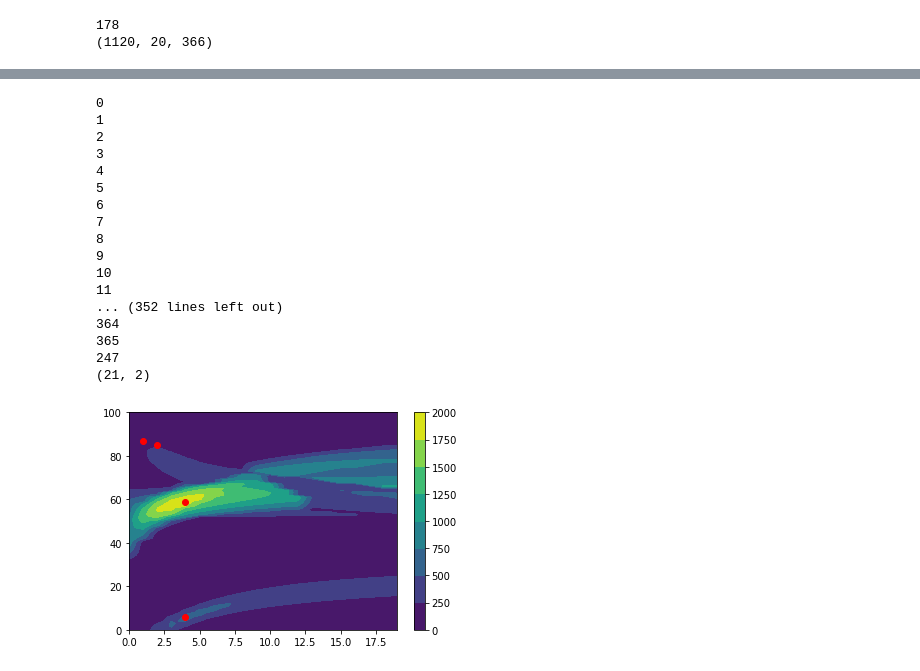
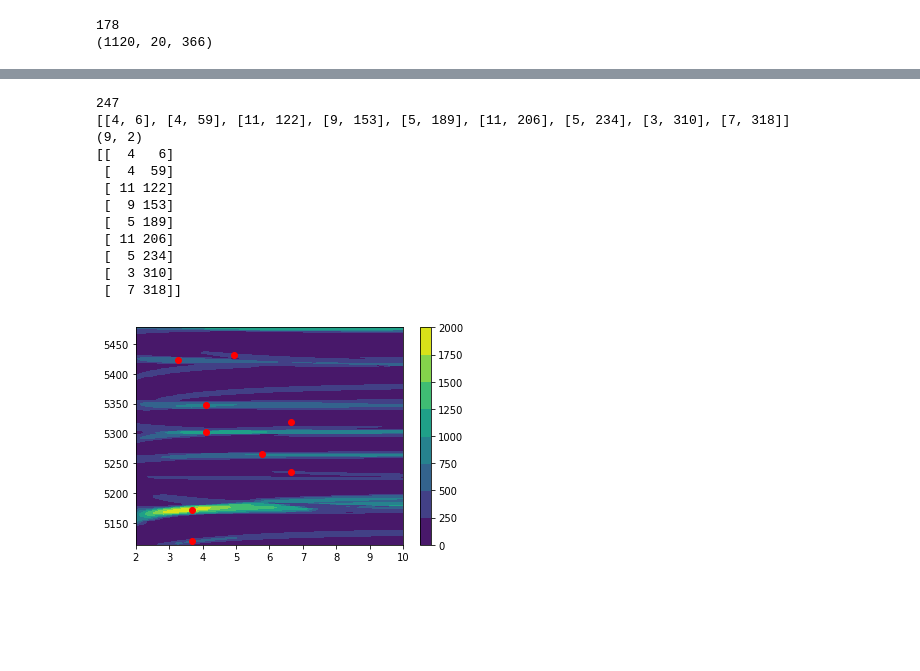
Before and after one commit to prajeeshag/MJO_tracking, a Jupyter notebook: MJO_tracking_Zhang.ipynb, the cells around one changed output, grey strips where cells are left out. Drawn from its saved outputs; the diff is of its cells as text; code cells hidden in the pictures; blank space fills up the shorter version.

```diff
--- a/MJO_tracking_Zhang.ipynb
+++ b/MJO_tracking_Zhang.ipynb
@@ -213,7 +213,7 @@ nlines        = 20
 x_org         = 89.875
 gap_threshold = 10. #(in degrees)
 prop_lim      = 50. # (in degrees)
-
+speed_lim     = [3,7] #(m/s)
 
 
 v_range       = np.linspace(vmin,vmax,nlines)
@@ -223,9 +223,9 @@ m_range       = convert_day_per_lon(v_range)
 gap           = int(gap_threshold/dx)
 
 iprop_lim     = int(prop_lim/dx)
+ispeed_lim    = np.where(np.logical_and(v_range>=speed_lim[0],v_range<=speed_lim[1]))[0][[0,-1]]
 
 dataset       = Dataset('MJO_filtered.nc')
-#dataset.variables.keys()
 
 var           = dataset.variables['mjo_time_lon'][:]
 lon           = dataset.variables['lon'][:]
@@ -256,20 +290,4 @@ sigma         = stddata['mjo_time_lon'][:]
 # %%
-
-mask  = np.full(P.shape, False)
-
-for i in np.arange(sigma.size):
-    mask[i,:,:] = P[i,:,:]>=sigma[i]
-
-imask, segStart, segEnd = retain_longest_segment(mask,gap)
-
-
-A = np.nansum(P*imask,0)
-
-window=11
-
-Amax = find_local_maxima(A,window)
-Amax.shape
-
 var1=np.zeros(var.shape)
 for i in np.arange(var.shape[0]):
     var1[i,:]=(var[i,:]>=sigma)*1
@@ -316,12 +334,23 @@ while len(Epts)>1:
     del Epts[0]
     del Mval[0]
     del Tval[0]
+    iseg1 = np.arange(segStart[m1,t1],segEnd[m1,t1]+1)
+    if iseg1.size < iprop_lim:
+        continue
+    if m1 < ispeed_lim[0] or m1 > ispeed_lim[1]:
+        continue
+
     k = -1
     valid = True
     for (seg2, m2, t2) in zip(Epts,Mval,Tval):
         k = k + 1
-        if m1==m2: #if parallel
-            iseg1 = np.arange(segStart[m1,t1],segEnd[m1,t1]+1)
+        if intersect(seg1,seg2):
+            if (A[m1,t1]>A[m2,t2]):
+                idel.append(k)
+            else:
+                valid = False
+                break
+        else:
             iseg2 = np.arange(segStart[m2,t2],segEnd[m2,t2]+1)
             iseg  = np.intersect1d(iseg1,iseg2)
             if iseg.size:
@@ -332,60 +361,50 @@ while len(Epts)>1:
                 for i in np.arange(iseg.size):
                     sy1 = segY1[i]
                     sy2 = segY2[i]
                     iy=np.where(np.logical_and(time>=sy1,time<=sy2))[0]
                     if all(var1[iy,iseg[i]]): #single envelope
                         connected=True
                         break
                 if connected:
                     if (A[m1,t1]>A[m2,t2]):
                         idel.append(k)
                     else:
                         valid = False
                         break
-        else:
-            if intersect(seg1,seg2):
-                if (A[m1,t1]>A[m2,t2]):
-                    idel.append(k)
-                else:
-                    valid = False
-                    break
 
         if (m2-m1)>imaxtim:
                 break
     if valid:
         segVld.append([m1,t1])
 
     for index in sorted(idel, reverse=True):
         del Epts[index]
         del Mval[index]
         del Tval[index]
 
 segVldr=np.array(segVld)
+print(segVld)
 print(segVldr.shape)
 
-plt.contourf(A[0:120,:].T)
-plt.plot(segVldr[:,0],segVldr[:,1],'ro')
-plt.ylim(0,100)
+plt.contourf(v_range,time,A[:,:].T)
+plt.plot(v_range[segVldr[:,0]],time[segVldr[:,1]],'ro')
+print(segVldr)
+#plt.ylim(0,120)
 plt.colorbar();
 # %% [output]
-0
-1
-2
-3
-4
-5
-6
-7
-8
-9
-10
-11
-... (352 lines left out)
-364
-365
 247
-(21, 2)
+[[4, 6], [4, 59], [11, 122], [9, 153], [5, 189], [11, 206], [5, 234], [3, 310], [7, 318]]
+(9, 2)
+[[  4   6]
+ [  4  59]
+ [ 11 122]
+ [  9 153]
+ [  5 189]
+ [ 11 206]
+ [  5 234]
+ [  3 310]
+ [  7 318]]
-[figure, old version]
+[figure, new version]
 # %%
 nmask=imask*1.
 nmask[imask==0]=np.nan
```
Also changed, not shown: parts of 4 cells of this notebook.
